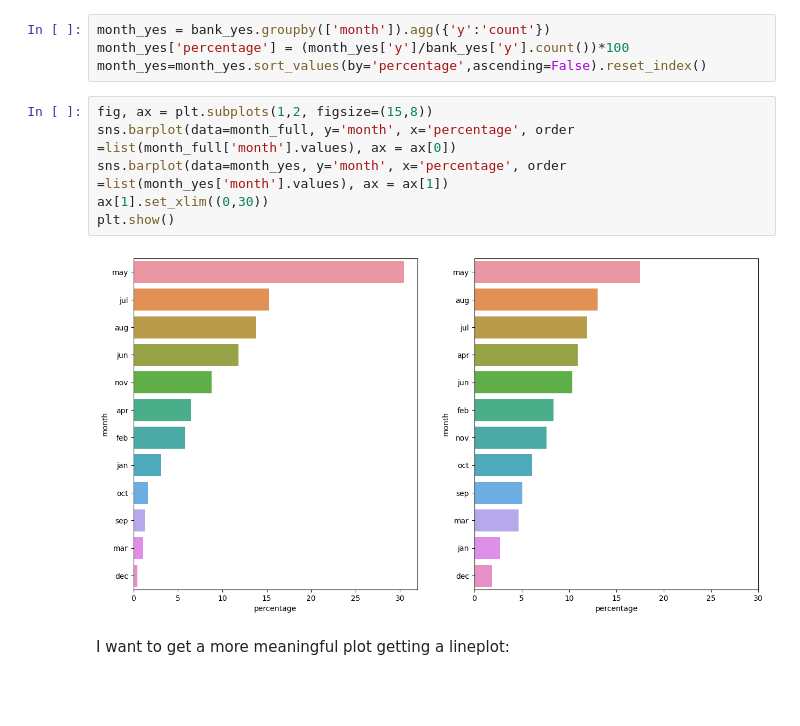
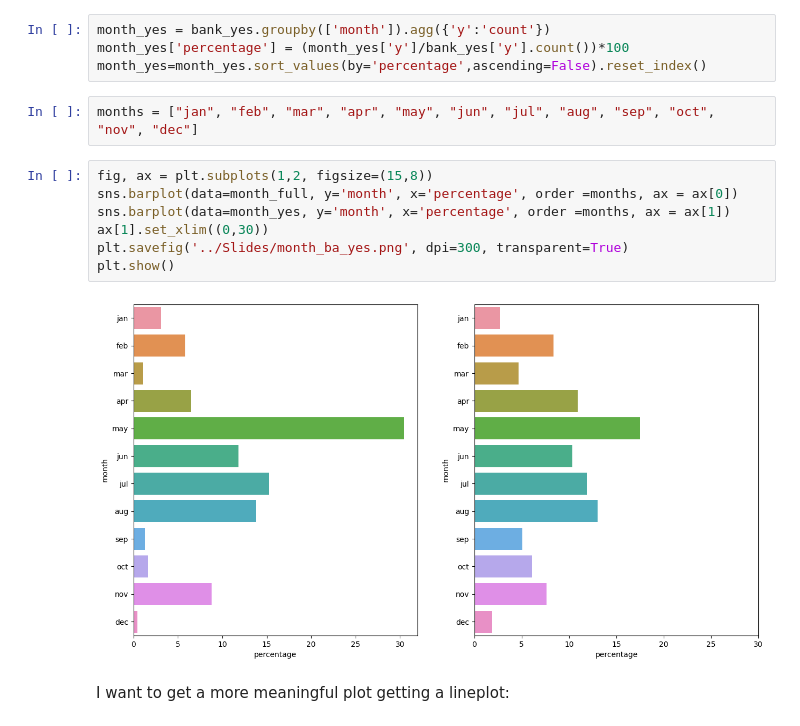
Before and after one commit to pablo-sanchez/mid_bootcamp_project, a Jupyter notebook: Notebooks/exploratory_data_analysis.ipynb, the cells around one changed output. Drawn from its saved outputs; the diff is of its cells as text; blank space fills up the shorter version.

```diff
--- a/Notebooks/exploratory_data_analysis.ipynb
+++ b/Notebooks/exploratory_data_analysis.ipynb
@@ -428,14 +437,17 @@ month_full = month_full.sort_values(by='percentage',ascending=False).reset_index
 month_yes = bank_yes.groupby(['month']).agg({'y':'count'})
 month_yes['percentage'] = (month_yes['y']/bank_yes['y'].count())*100
 month_yes=month_yes.sort_values(by='percentage',ascending=False).reset_index()
+# %%
+months = ["jan", "feb", "mar", "apr", "may", "jun", "jul", "aug", "sep", "oct", "nov", "dec"]
 # %%
 fig, ax = plt.subplots(1,2, figsize=(15,8))
-sns.barplot(data=month_full, y='month', x='percentage', order =list(month_full['month'].values), ax = ax[0])
-sns.barplot(data=month_yes, y='month', x='percentage', order =list(month_yes['month'].values), ax = ax[1])
+sns.barplot(data=month_full, y='month', x='percentage', order =months, ax = ax[0])
+sns.barplot(data=month_yes, y='month', x='percentage', order =months, ax = ax[1])
 ax[1].set_xlim((0,30))
+plt.savefig('../Slides/month_ba_yes.png', dpi=300, transparent=True)
 plt.show()
 # %% [output]
-[figure, old version]
+[figure, new version]
 # %% [markdown]
 I want to get a more meaningful plot getting a lineplot:
 # %%
```
Also changed, not shown: parts of 34 cells of this notebook, 20 other files.
